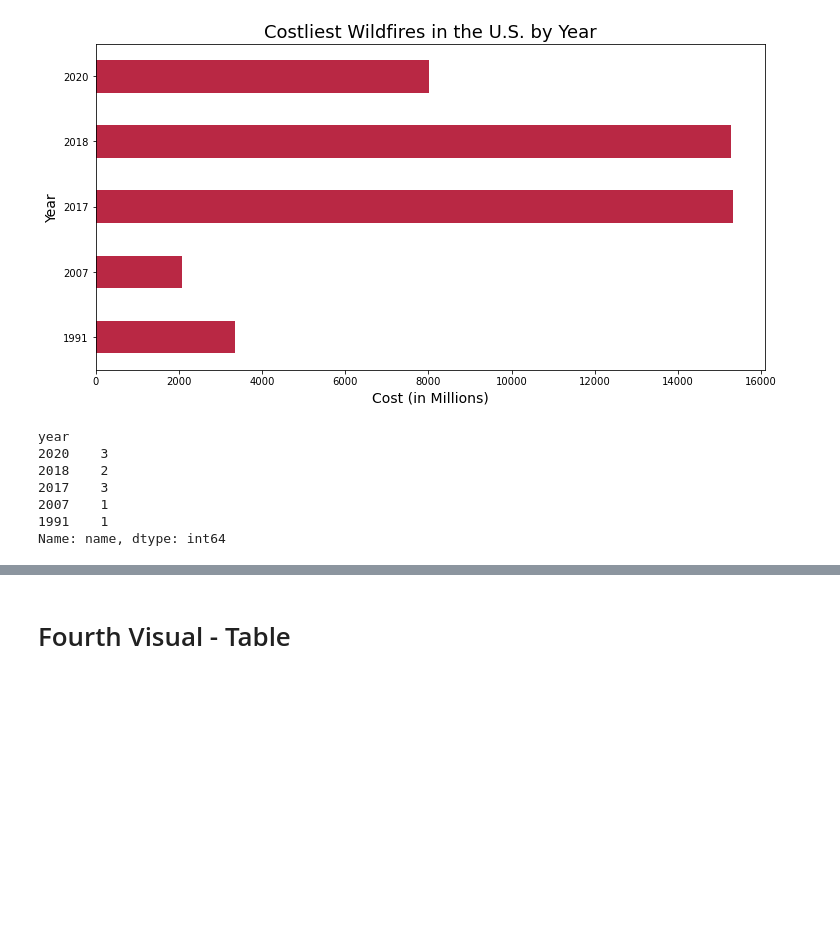
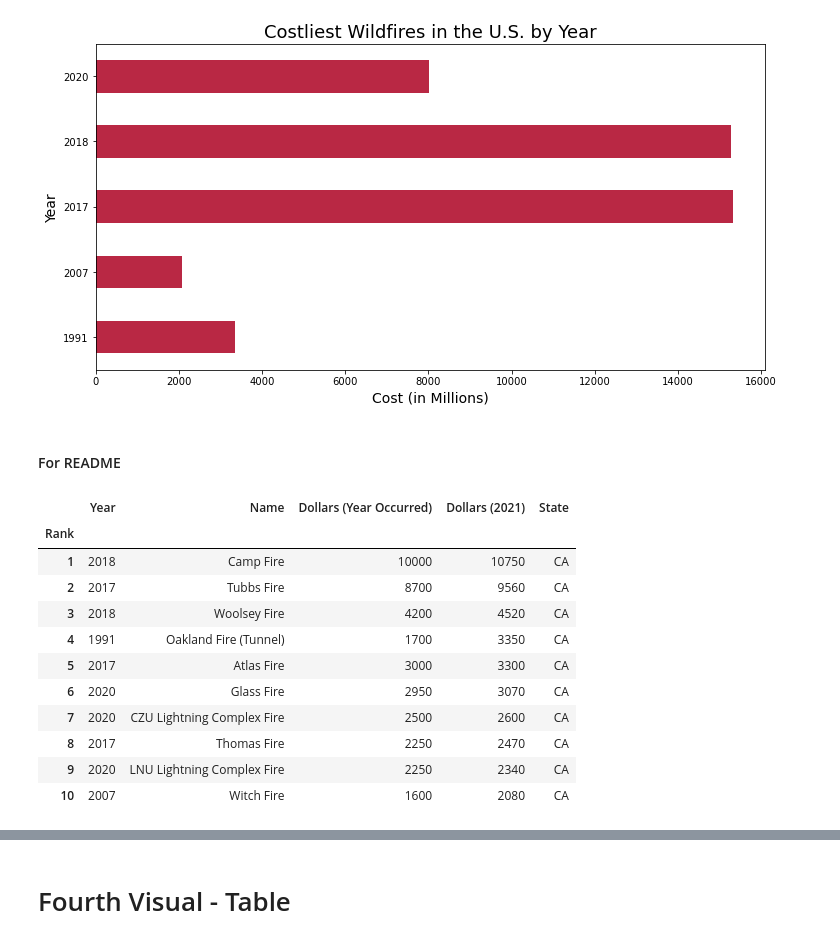
Before and after one commit to dancosta154/Image_Recognition_CNN, a Jupyter notebook: Notebooks/for_capstone_visuals.ipynb, the cells around one changed output, grey strips where cells are left out. Cells and saved outputs as stored; diff of their text form; code cells hidden in the pictures; blank space fills up the shorter version.

```diff
--- a/Notebooks/for_capstone_visuals.ipynb
+++ b/Notebooks/for_capstone_visuals.ipynb
@@ -256,18 +272,22 @@ plt.xlabel('Cost (in Millions)', fontsize=14)
 plt.ylabel('Year', fontsize=14);
 # %% [output]
 [figure]
-# %%
-costliest_df = df.sort_values('year', ascending=False).groupby('year', sort=False)['in_2021_dollars'].sum()
 # %%
 costliest_df.to_csv('../Data/costliest_wf_by_year.csv', index=True)
-# %%
-count = df.sort_values('year', ascending=False).groupby('year', sort=False)['name'].count()
-count
-# %% [output]
-year
-2020    3
-2018    2
-2017    3
-2007    1
-1991    1
-Name: name, dtype: int64
+# %% [markdown]
+#### For README
+# %%
+costliest_df
+# %% [output]
+|  | Year | Name | Dollars (Year Occurred) | Dollars (2021) | State |
+| Rank |  |  |  |  |  |
+| 1 | 2018 | Camp Fire | 10000 | 10750 | CA |
+| 2 | 2017 | Tubbs Fire | 8700 | 9560 | CA |
+| 3 | 2018 | Woolsey Fire | 4200 | 4520 | CA |
+| 4 | 1991 | Oakland Fire (Tunnel) | 1700 | 3350 | CA |
+| 5 | 2017 | Atlas Fire | 3000 | 3300 | CA |
+| 6 | 2020 | Glass Fire | 2950 | 3070 | CA |
+| 7 | 2020 | CZU Lightning Complex Fire | 2500 | 2600 | CA |
+| 8 | 2017 | Thomas Fire | 2250 | 2470 | CA |
+| 9 | 2020 | LNU Lightning Complex Fire | 2250 | 2340 | CA |
+| 10 | 2007 | Witch Fire | 1600 | 2080 | CA |
```
Also changed, not shown: parts of 12 cells of this notebook, 4 other files.
